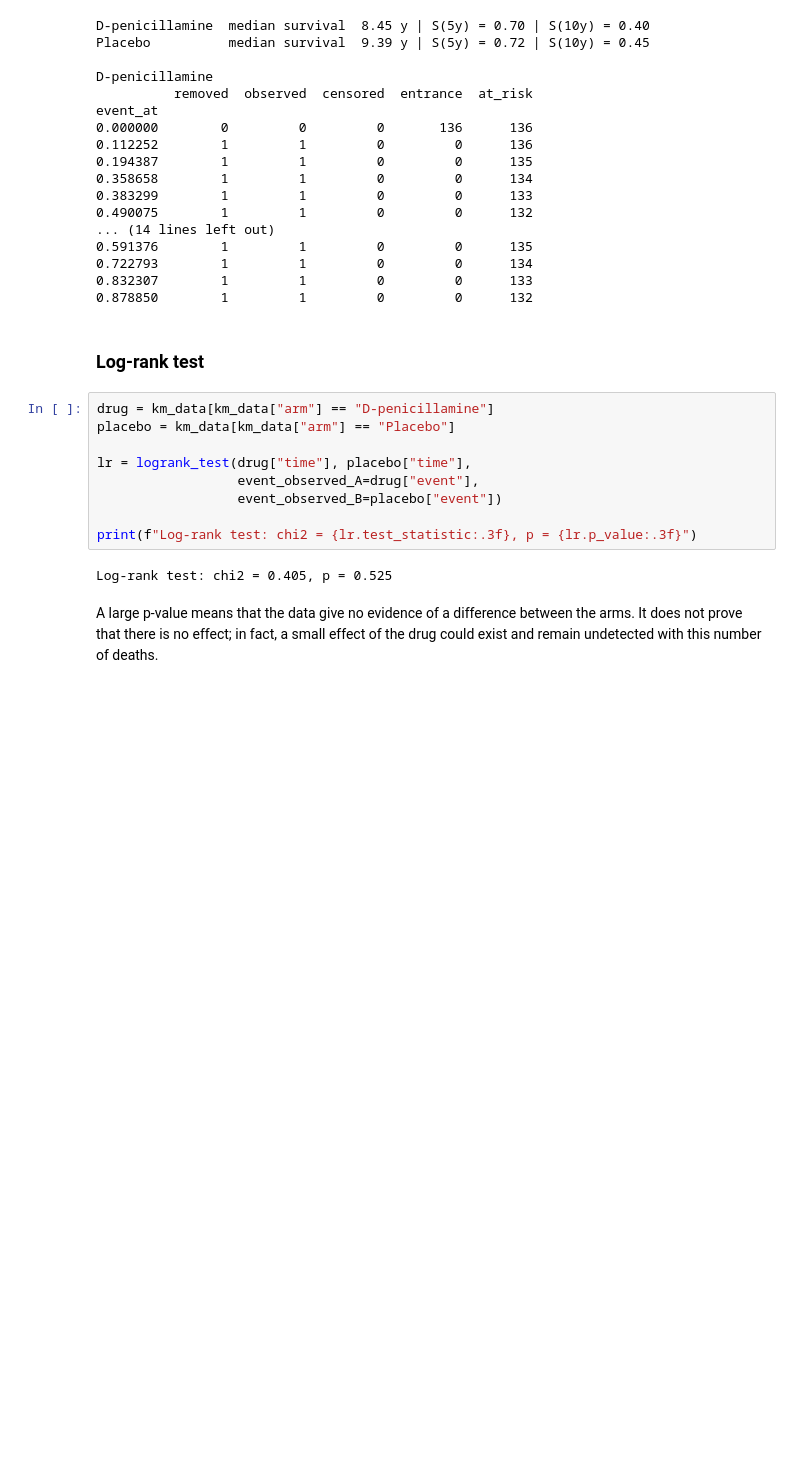
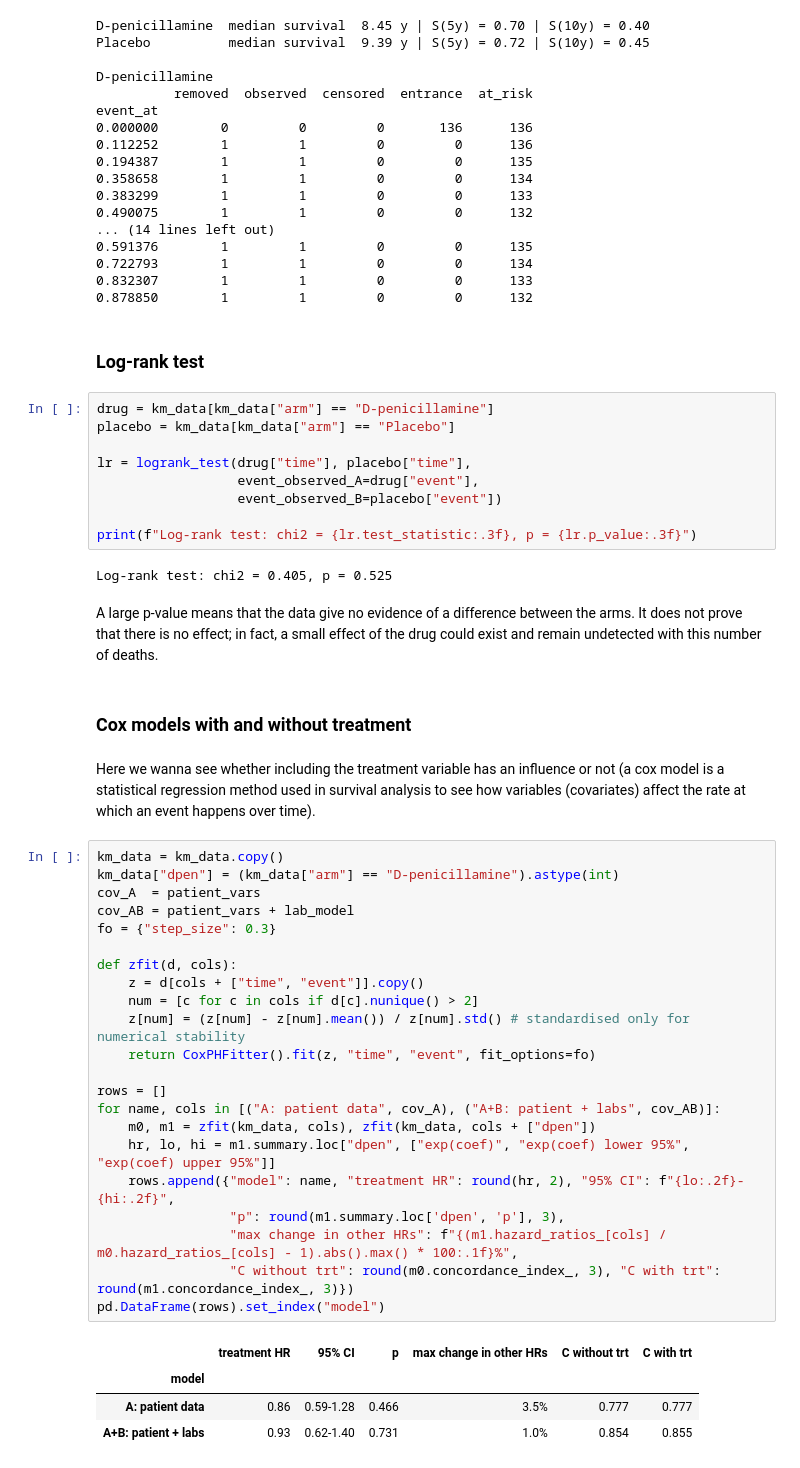
Before and after one commit to pietrorebecchi/applied_statistics, a Jupyter notebook: step_1.ipynb, the cells around one changed output. Cells and saved outputs as stored; diff of their text form; blank space fills up the shorter version.

Commit message:
feat: added cox models comparison with and without treatment

```diff
--- a/step_1.ipynb
+++ b/step_1.ipynb
@@ -346,3 +346,34 @@ print(f"Log-rank test: chi2 = {lr.test_statistic:.3f}, p = {lr.p_value:.3f}")
 Log-rank test: chi2 = 0.405, p = 0.525
 # %% [markdown]
 A large p-value means that the data give no evidence of a difference between the arms. It does not prove that there is no effect; in fact, a small effect of the drug could exist and remain undetected with this number of deaths.
+# %% [markdown]
+### Cox models with and without treatment
+# %% [markdown]
+Here we wanna see whether including the treatment variable has an influence or not (a cox model is a statistical regression method used in survival analysis to see how variables (covariates) affect the rate at which an event happens over time).
+# %%
+km_data = km_data.copy()
+km_data["dpen"] = (km_data["arm"] == "D-penicillamine").astype(int)
+cov_A  = patient_vars
+cov_AB = patient_vars + lab_model
+fo = {"step_size": 0.3}
+
+def zfit(d, cols):
+    z = d[cols + ["time", "event"]].copy()
+    num = [c for c in cols if d[c].nunique() > 2]
+    z[num] = (z[num] - z[num].mean()) / z[num].std() # standardised only for numerical stability
+    return CoxPHFitter().fit(z, "time", "event", fit_options=fo)
+
+rows = []
+for name, cols in [("A: patient data", cov_A), ("A+B: patient + labs", cov_AB)]:
+    m0, m1 = zfit(km_data, cols), zfit(km_data, cols + ["dpen"])
+    hr, lo, hi = m1.summary.loc["dpen", ["exp(coef)", "exp(coef) lower 95%", "exp(coef) upper 95%"]]
+    rows.append({"model": name, "treatment HR": round(hr, 2), "95% CI": f"{lo:.2f}-{hi:.2f}",
+                 "p": round(m1.summary.loc['dpen', 'p'], 3),
+                 "max change in other HRs": f"{(m1.hazard_ratios_[cols] / m0.hazard_ratios_[cols] - 1).abs().max() * 100:.1f}%",
+                 "C without trt": round(m0.concordance_index_, 3), "C with trt": round(m1.concordance_index_, 3)})
+pd.DataFrame(rows).set_index("model")
+# %% [output]
+|  | treatment HR | 95% CI | p | max change in other HRs | C without trt | C with trt |
+| model |  |  |  |  |  |  |
+| A: patient data | 0.86 | 0.59-1.28 | 0.466 | 3.5% | 0.777 | 0.777 |
+| A+B: patient + labs | 0.93 | 0.62-1.40 | 0.731 | 1.0% | 0.854 | 0.855 |
```
Also changed, not shown: parts of 2 cells of this notebook.
